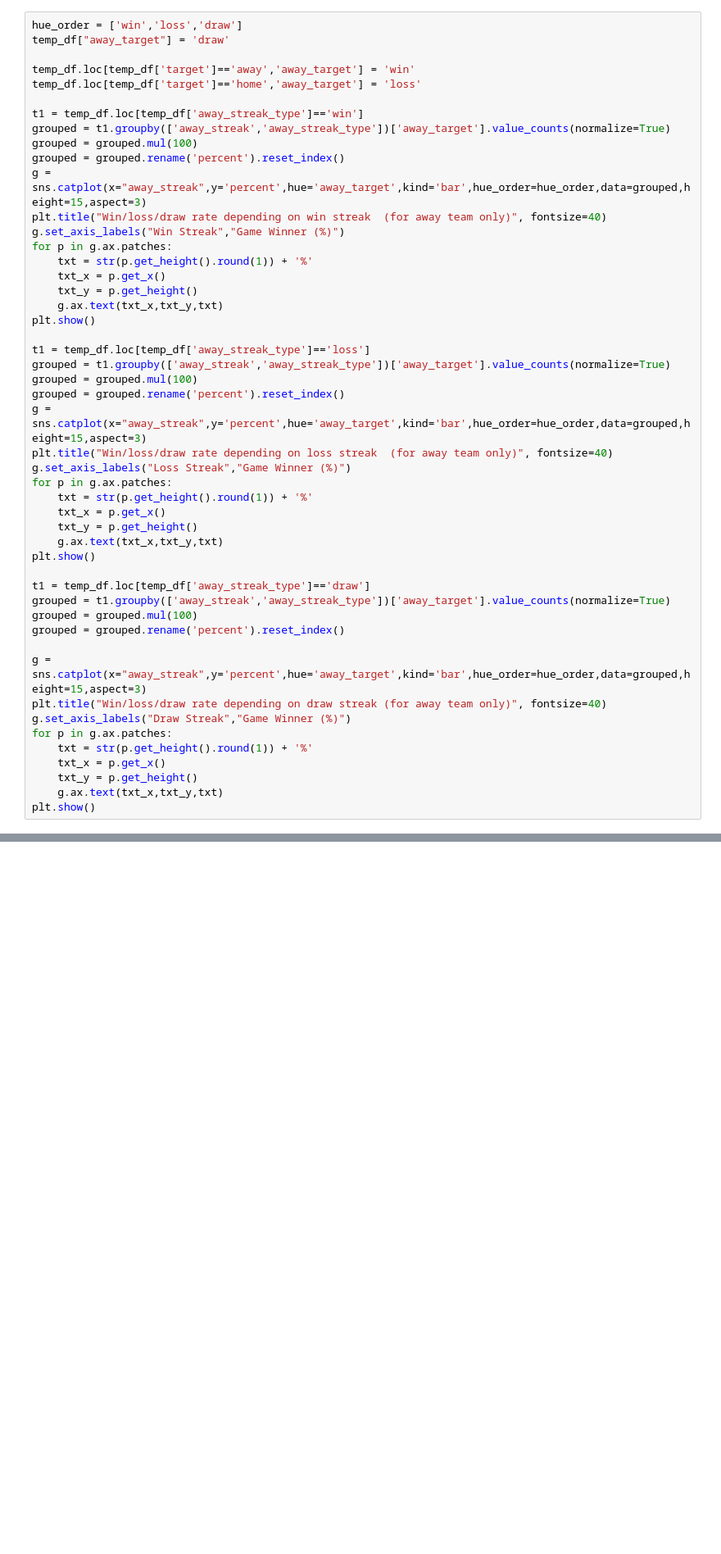
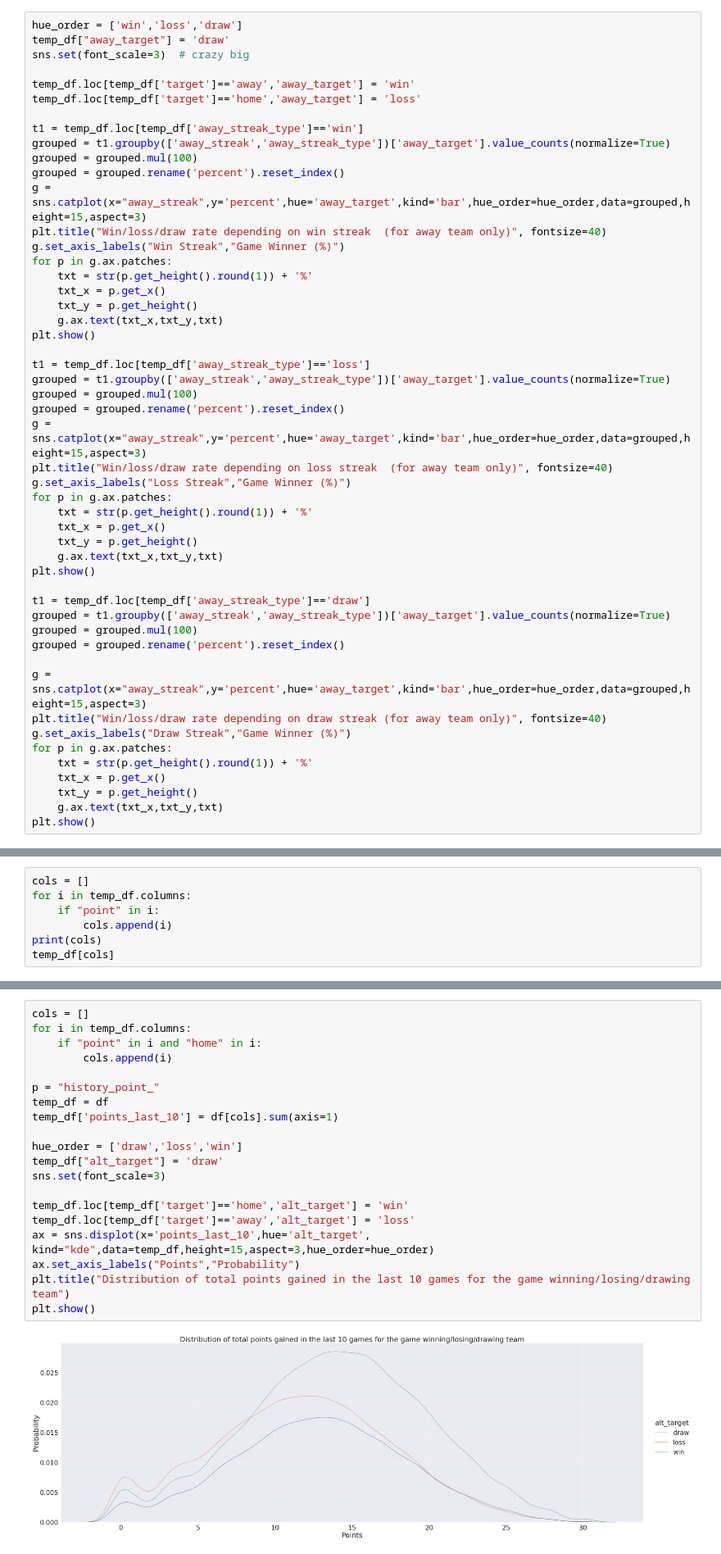
Before and after one commit to Taoudi/Football-Match-Result-Predictor, a Jupyter notebook: football-match-prediction-eda.ipynb, the cells around one changed output, grey strips where cells are left out. Shown at 82% size. Cells and saved outputs as stored; diff of their text form; blank space fills up the shorter version.

```diff
--- a/football-match-prediction-eda.ipynb
+++ b/football-match-prediction-eda.ipynb
@@ -455,6 +458,7 @@ There is a very clear correlation between increase in wins and losses to win str
 # %%
 hue_order = ['win','loss','draw']
 temp_df["away_target"] = 'draw'
+sns.set(font_scale=3)  # crazy big
 
 temp_df.loc[temp_df['target']=='away','away_target'] = 'win'
 temp_df.loc[temp_df['target']=='home','away_target'] = 'loss'
@@ -511,0 +591,7 @@ The same patterns can be seen for the away team when it come to form. There are
+# %%
+cols = []
+for i in temp_df.columns:
+    if "point" in i:
+        cols.append(i)
+print(cols)
+temp_df[cols]
@@ -511,0 +613,22 @@ The same patterns can be seen for the away team when it come to form. There are
+# %%
+cols = []
+for i in temp_df.columns:
+    if "point" in i and "home" in i:
+        cols.append(i)
+
+p = "history_point_"
+temp_df = df
+temp_df['points_last_10'] = df[cols].sum(axis=1)
+
+hue_order = ['draw','loss','win']
+temp_df["alt_target"] = 'draw'
+sns.set(font_scale=3)
+
+temp_df.loc[temp_df['target']=='home','alt_target'] = 'win'
+temp_df.loc[temp_df['target']=='away','alt_target'] = 'loss'
+ax = sns.displot(x='points_last_10',hue='alt_target', kind="kde",data=temp_df,height=15,aspect=3,hue_order=hue_order)
+ax.set_axis_labels("Points","Probability")
+plt.title("Distribution of total points gained in the last 10 games for the game winning/losing/drawing team")
+plt.show()
+# %% [output]
+[figure, added]
```
Also changed, not shown: parts of 11 cells of this notebook.
